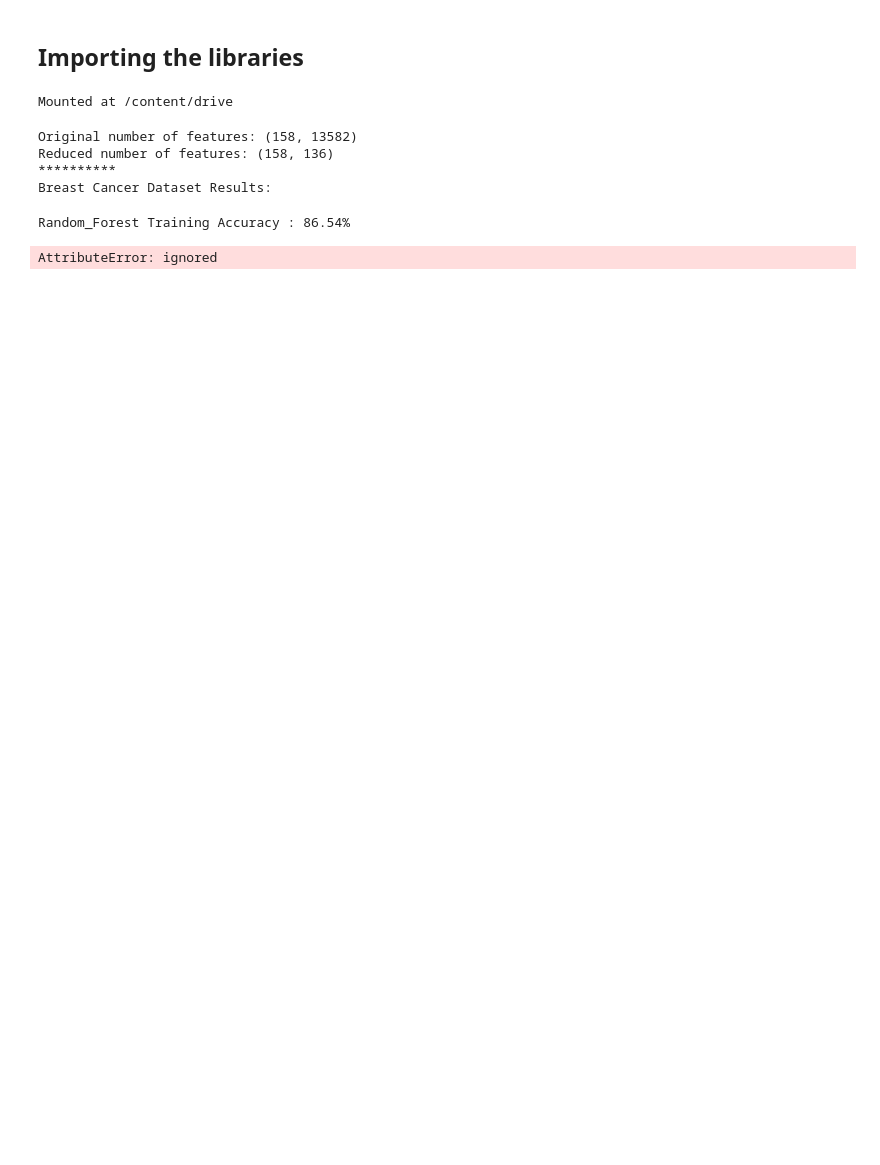
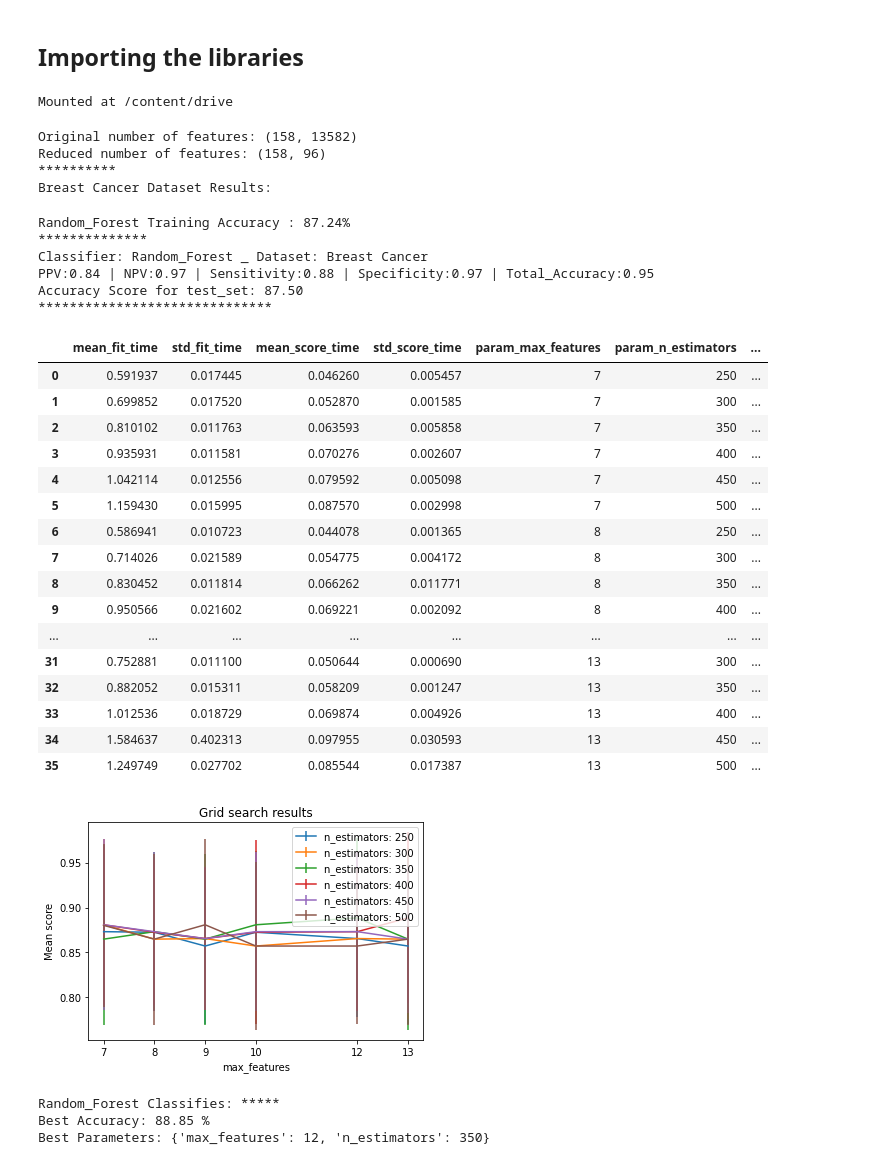
Before and after one commit to danialebrat/Comp_8740, a Jupyter notebook: Assignment_3/Information_gain_Danial.ipynb, the cells around one changed output. Drawn from its saved outputs; the diff is of its cells as text; code cells hidden in the pictures; blank space fills up the shorter version.

Commit message:
Adding the GridSearch plot

```diff
--- a/Assignment_3/Information_gain_Danial.ipynb
+++ b/Assignment_3/Information_gain_Danial.ipynb
@@ -285,10 +300,8 @@ def grid_search_tuning(Models, x_train, y_train):
 
     else:
       parameters = {
-          'bootstrap': [True, False],
-          # 'max_features': [5, 10, 15, 20, 25, 50, 100, 150, 200, 250],
-          'max_features' : ['auto', 'sqrt'],
-          'n_estimators': [100, 200, 300],
+          'max_features' : [7, 8, 9, 10, 12, 13],
+          'n_estimators': [250, 300, 350, 400, 450, 500],
           }
 
 
@@ -308,8 +321,10 @@ def grid_search_tuning(Models, x_train, y_train):
 
     gs.fit(x_train, y_train)
 
+    results = pd.DataFrame(gs.cv_results_)
+    display(results)
 
-    grid_search(gs.cv_results_)
+    grid_search(gs.cv_results_, change='max_features')
     plt.show()
 
     best_accuracy = gs.best_score_
@@ -331,6 +346,19 @@ def feature_selection_Information_gain(x, y):
   X_new = SelectPercentile(mutual_info_classif, percentile=1).fit_transform(x, y)
 
   return X_new
+# %%
+def feature_selection_ChiSquare(x, y):
+
+  scores = chi2(x,y)
+
+  # p_values = pd.Series(scores)
+  # p_values.sort_values(ascending = False , inplace = True)
+  # p_values.plot.bar()
+  # plt.show()
+
+  X_new = SelectPercentile(chi2, percentile=70).fit_transform(x, y)
+
+  return X_new
 # %%
 if __name__ == "__main__":
 
@@ -344,36 +372,61 @@ if __name__ == "__main__":
     X, y = method.preprocess(Data)
 
     # Applying feature selection
-    #x  = feature_selection_ChiSquare(X, y)
-    x  = feature_selection_Information_gain(X, y)
+    x_filtering  = feature_selection_ChiSquare(X, y)
+    x  = feature_selection_Information_gain(x_filtering, y)
 
     print('Original number of features:', X.shape)
     print('Reduced number of features:', x.shape)
 
 
 
     # spliting the dataset
     x_train, x_test, y_train, y_test = method.data_spliting(x, y)
 
     # Adding methods:
     Models = method.adding_methods()
 
     # train the models and getting the results
     results, method_name = method.Kfold_report(Models, x_train, y_train, name)
 
     method.plotting(results, method_name, name)
 
     method.training_models(Models, x_train, x_test, y_train, y_test, name)
 
 
     print("******************************")
 
 
     grid_search_tuning(Models, x_train, y_train)
 # %% [output]
 Original number of features: (158, 13582)
-Reduced number of features: (158, 136)
+Reduced number of features: (158, 96)
 **********
 Breast Cancer Dataset Results:
-Random_Forest Training Accuracy : 86.54%
+Random_Forest Training Accuracy : 87.24%
+**************
+Classifier: Random_Forest _ Dataset: Breast Cancer
+PPV:0.84 | NPV:0.97 | Sensitivity:0.88 | Specificity:0.97 | Total_Accuracy:0.95
+Accuracy Score for test_set: 87.50
+******************************
+|  | mean_fit_time | std_fit_time | mean_score_time | std_score_time | param_max_features | param_n_estimators | ... |
+| 0 | 0.591937 | 0.017445 | 0.046260 | 0.005457 | 7 | 250 | ... |
+| 1 | 0.699852 | 0.017520 | 0.052870 | 0.001585 | 7 | 300 | ... |
+| 2 | 0.810102 | 0.011763 | 0.063593 | 0.005858 | 7 | 350 | ... |
+| 3 | 0.935931 | 0.011581 | 0.070276 | 0.002607 | 7 | 400 | ... |
+| 4 | 1.042114 | 0.012556 | 0.079592 | 0.005098 | 7 | 450 | ... |
+| 5 | 1.159430 | 0.015995 | 0.087570 | 0.002998 | 7 | 500 | ... |
+| 6 | 0.586941 | 0.010723 | 0.044078 | 0.001365 | 8 | 250 | ... |
+| 7 | 0.714026 | 0.021589 | 0.054775 | 0.004172 | 8 | 300 | ... |
+| 8 | 0.830452 | 0.011814 | 0.066262 | 0.011771 | 8 | 350 | ... |
+| 9 | 0.950566 | 0.021602 | 0.069221 | 0.002092 | 8 | 400 | ... |
+| ... | ... | ... | ... | ... | ... | ... | ... |
+| 31 | 0.752881 | 0.011100 | 0.050644 | 0.000690 | 13 | 300 | ... |
+| 32 | 0.882052 | 0.015311 | 0.058209 | 0.001247 | 13 | 350 | ... |
+| 33 | 1.012536 | 0.018729 | 0.069874 | 0.004926 | 13 | 400 | ... |
+| 34 | 1.584637 | 0.402313 | 0.097955 | 0.030593 | 13 | 450 | ... |
+| 35 | 1.249749 | 0.027702 | 0.085544 | 0.017387 | 13 | 500 | ... |
+[figure, added]
-AttributeError: ignored
+Random_Forest Classifies: *****
+Best Accuracy: 88.85 %
+Best Parameters: {'max_features': 12, 'n_estimators': 350}
```
Also changed, not shown: parts of 1 cell of this notebook.
